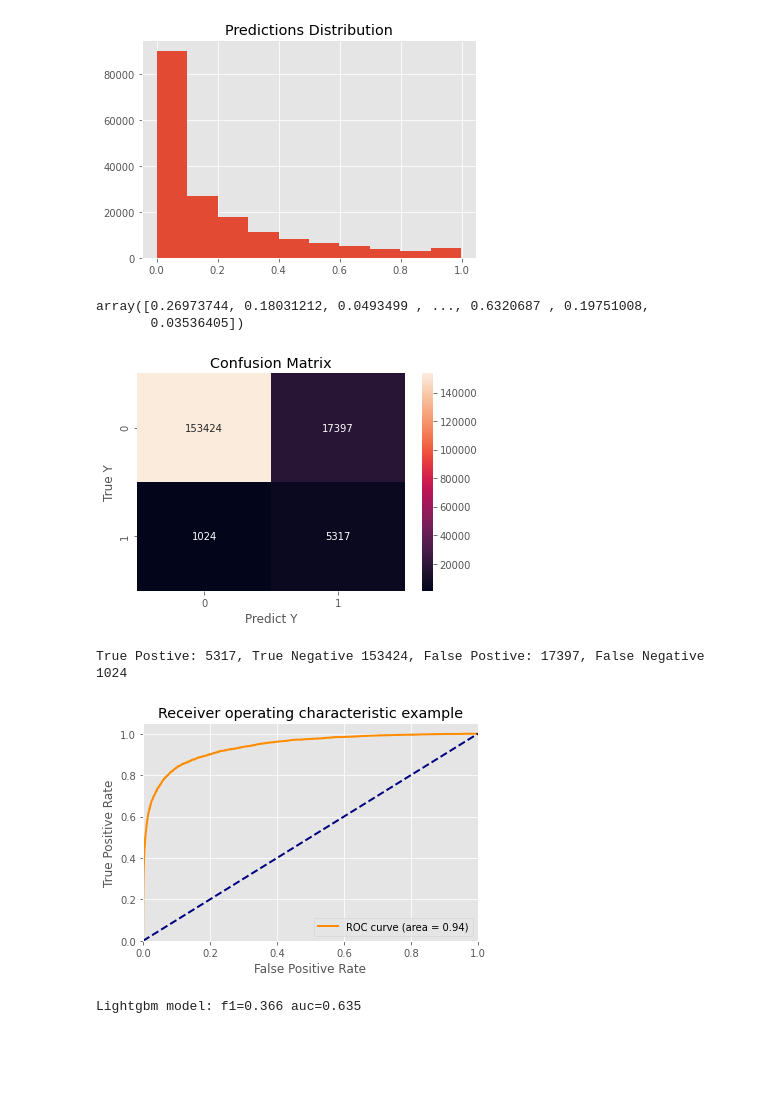
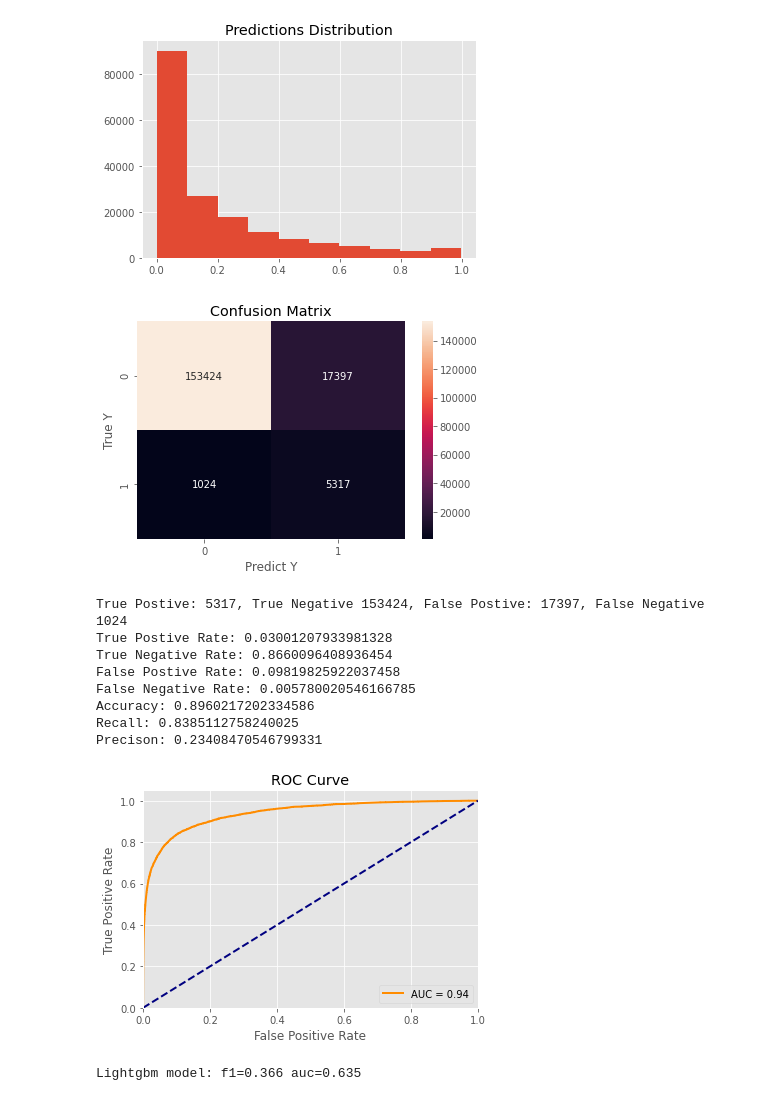
Before and after one commit to raywu60kg/credit-card-fraud-detection, a Jupyter notebook: notebooks/EDA.ipynb, the cells around one changed output. Drawn from its saved outputs; the diff is of its cells as text; code cells hidden in the pictures; blank space fills up the shorter version.

```diff
--- a/notebooks/EDA.ipynb
+++ b/notebooks/EDA.ipynb
@@ -390,11 +393,6 @@ plt.hist(predictions)
 plt.show()
 # %% [output]
 [figure]
-# %%
-predictions
-# %% [output]
-array([0.26973744, 0.18031212, 0.0493499 , ..., 0.6320687 , 0.19751008,
-       0.03536405])
 # %%
 # Confusion matrix
 predictions_with_cutpoint = list(map(lambda x: 1 if x > 0.5 else 0, predictions))
@@ -407,28 +405,44 @@ plt.ylabel("True Y")
 plt.show()
 
 print("True Postive: {}, True Negative {}, False Postive: {}, False Negative {}".format(tp, tn, fp, fn))
+print("True Postive Rate: {}\nTrue Negative Rate: {}\nFalse Postive Rate: {}\nFalse Negative Rate: {}".format(
+    tp/np.sum(confusion_matrix_info),
+    tn/np.sum(confusion_matrix_info),
+    fp/np.sum(confusion_matrix_info),
+    fn/np.sum(confusion_matrix_info)))
+print("Accuracy: {}\nRecall: {}\nPrecison: {}".format(
+    (tp+tn)/np.sum(confusion_matrix_info),
+    tp/(tp+fn),
+    tp/(tp+fp)))
 # %% [output]
 [figure]
 True Postive: 5317, True Negative 153424, False Postive: 17397, False Negative 1024
+True Postive Rate: 0.03001207933981328
+True Negative Rate: 0.8660096408936454
+False Postive Rate: 0.09819825922037458
+False Negative Rate: 0.005780020546166785
+Accuracy: 0.8960217202334586
+Recall: 0.8385112758240025
+Precison: 0.23408470546799331
 # %%
 # Roc curve
 fpr, tpr, _ = roc_curve(test_y, predictions)
 roc_auc = auc(fpr, tpr)
 
 plt.figure()
 lw = 2
 plt.plot(fpr, tpr, color='darkorange',
-         lw=lw, label='ROC curve (area = %0.2f)' % roc_auc)
+         lw=lw, label='AUC = %0.2f' % roc_auc)
 plt.plot([0, 1], [0, 1], color='navy', lw=lw, linestyle='--')
 plt.xlim([0.0, 1.0])
 plt.ylim([0.0, 1.05])
 plt.xlabel('False Positive Rate')
 plt.ylabel('True Positive Rate')
-plt.title('Receiver operating characteristic example')
+plt.title('ROC Curve')
 plt.legend(loc="lower right")
 plt.show()
 # %% [output]
-[figure, old version]
+[figure, new version]
 # %%
 # Precision Recall Curve
 precision, recall, _ = precision_recall_curve(test_y, predictions)
```
Also changed, not shown: parts of 22 cells of this notebook, 16 other files.
